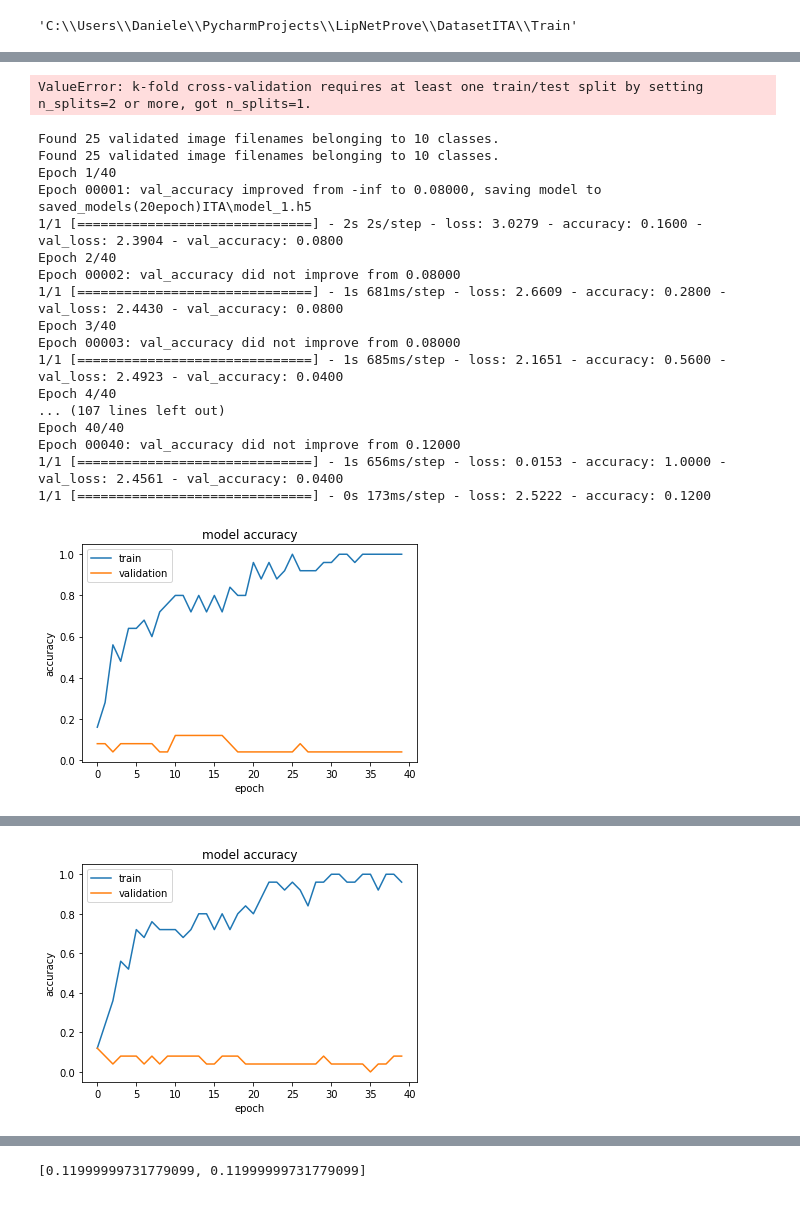
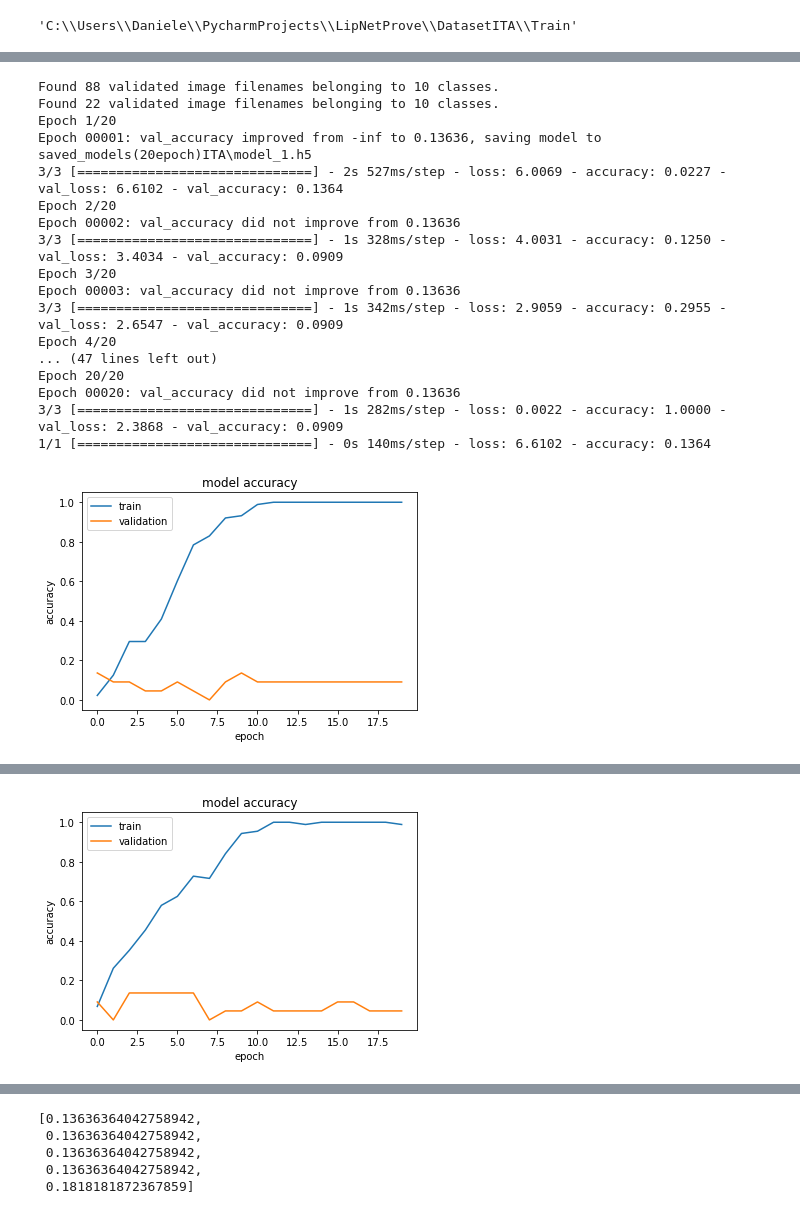
Before and after one commit to DanieleSalerno/LipNetProve, a Jupyter notebook: codesITA/20epochs_K-fold.ipynb, the cells around one changed output, grey strips where cells are left out. Drawn from its saved outputs; the diff is of its cells as text; code cells hidden in the pictures.

```diff
--- a/codesITA/20epochs_K-fold.ipynb
+++ b/codesITA/20epochs_K-fold.ipynb
@@ -65,11 +65,9 @@ with open('training_labelsITA.csv', 'w', encoding='UTF8', newline='') as f:
 train_data = pd.read_csv('training_labelsITA.csv')
 Y = train_data[['label']]
 
-kf = KFold(n_splits = 2)
+kf = KFold(n_splits = 5)
 
-skf = StratifiedKFold(n_splits = 2, random_state = 7, shuffle = True)
+skf = StratifiedKFold(n_splits = 5, random_state = 7, shuffle = True)
-# %% [output]
-ValueError: k-fold cross-validation requires at least one train/test split by setting n_splits=2 or more, got n_splits=1.
 # %%
 idg = ImageDataGenerator(rescale=1./255)
 # %%
@@ -103,7 +101,7 @@ def create_new_model():
 
     # Step 1 - Convolution
     classifier.add(Convolution2D(32, (2, 2), input_shape=(224, 224, 1), activation='relu', strides=2, name='convo1'))
-    classifier.add(Convolution2D(64, (3, 3), activation='relu', name='convo2'))
+    #classifier.add(Convolution2D(64, (3, 3), activation='relu', name='convo2'))
     # Step 1 - Pooling
     classifier.add(MaxPooling2D(pool_size=(2, 2)))
 
@@ -112,16 +110,16 @@ def create_new_model():
     # Step 2 - Pooling
     classifier.add(MaxPooling2D(pool_size=(2, 2)))
     # Step 3 - Convolution
-    classifier.add(Convolution2D(64, (3, 3), activation='relu', name='convo4'))
+    #classifier.add(Convolution2D(64, (3, 3), activation='relu', name='convo4'))
     # Step 3 - Pooling
-    classifier.add(MaxPooling2D(pool_size=(2, 2)))
+    #classifier.add(MaxPooling2D(pool_size=(2, 2)))
     #Step 4 - Flattening
 
     classifier.add(Flatten())
 
     classifier.add(BatchNormalization())
-    classifier.add(Dropout((0.5)))
-    classifier.add(Dense(1024, activation='relu'))
+    #classifier.add(Dropout((0.5)))
+    classifier.add(Dense(512, activation='relu'))
 
     '''classifier.add(BatchNormalization())
     classifier.add(Dropout((0.5)))
@@ -129,7 +127,7 @@ def create_new_model():
     '''
 
     classifier.add(BatchNormalization())
-    classifier.add(Dropout((0.4)))
+    #classifier.add(Dropout((0.4)))
     classifier.add(Dense(10, activation='softmax'))
 
     return classifier
@@ -140,7 +138,7 @@ VALIDATION_LOSS = []
 save_dir = 'saved_models(20epoch)ITA/'
 fold_var = 1
 
-for train_index, val_index in skf.split(np.zeros(50),Y):
+for train_index, val_index in skf.split(np.zeros(110),Y):
     training_data = train_data.iloc[train_index]
     validation_data = train_data.iloc[val_index]
 
@@ -167,50 +165,50 @@ for train_index, val_index in skf.split(np.zeros(50),Y):
     # This saves the best model
     # FIT THE MODEL
     h = model.fit(train_data_generator,
-                epochs=40,
+                epochs=20,
                 callbacks=callbacks_list,
                 validation_data=valid_data_generator)
     #PLOT HISTORY
     #:
     #:
 
     # LOAD BEST MODEL to evaluate the performance of the model
     model.load_weights("saved_models(20epoch)ITA/model_"+str(fold_var)+".h5")
 
 
     results = model.evaluate(valid_data_generator)
     results = dict(zip(model.metrics_names,results))
 
     VALIDATION_ACCURACY.append(results['accuracy'])
     VALIDATION_LOSS.append(results['loss'])
 
     plt.plot(h.history['accuracy']) #validation
     plt.plot(h.history['val_accuracy']) #train
     plt.title('model accuracy')
     plt.ylabel('accuracy')
     plt.xlabel('epoch')
     plt.legend(['train', 'validation'], loc='upper left')
     plt.show()
 
     tf.keras.backend.clear_session()
 
     fold_var += 1
 # %% [output]
-Found 25 validated image filenames belonging to 10 classes.
-Found 25 validated image filenames belonging to 10 classes.
-Epoch 1/40
-Epoch 00001: val_accuracy improved from -inf to 0.08000, saving model to saved_models(20epoch)ITA\model_1.h5
-1/1 [==============================] - 2s 2s/step - loss: 3.0279 - accuracy: 0.1600 - val_loss: 2.3904 - val_accuracy: 0.0800
-Epoch 2/40
-Epoch 00002: val_accuracy did not improve from 0.08000
-1/1 [==============================] - 1s 681ms/step - loss: 2.6609 - accuracy: 0.2800 - val_loss: 2.4430 - val_accuracy: 0.0800
-Epoch 3/40
-Epoch 00003: val_accuracy did not improve from 0.08000
-1/1 [==============================] - 1s 685ms/step - loss: 2.1651 - accuracy: 0.5600 - val_loss: 2.4923 - val_accuracy: 0.0400
-Epoch 4/40
-... (107 lines left out)
-Epoch 40/40
-Epoch 00040: val_accuracy did not improve from 0.12000
-1/1 [==============================] - 1s 656ms/step - loss: 0.0153 - accuracy: 1.0000 - val_loss: 2.4561 - val_accuracy: 0.0400
-1/1 [==============================] - 0s 173ms/step - loss: 2.5222 - accuracy: 0.1200
+Found 88 validated image filenames belonging to 10 classes.
+Found 22 validated image filenames belonging to 10 classes.
+Epoch 1/20
+Epoch 00001: val_accuracy improved from -inf to 0.13636, saving model to saved_models(20epoch)ITA\model_1.h5
+3/3 [==============================] - 2s 527ms/step - loss: 6.0069 - accuracy: 0.0227 - val_loss: 6.6102 - val_accuracy: 0.1364
+Epoch 2/20
+Epoch 00002: val_accuracy did not improve from 0.13636
+3/3 [==============================] - 1s 328ms/step - loss: 4.0031 - accuracy: 0.1250 - val_loss: 3.4034 - val_accuracy: 0.0909
+Epoch 3/20
+Epoch 00003: val_accuracy did not improve from 0.13636
+3/3 [==============================] - 1s 342ms/step - loss: 2.9059 - accuracy: 0.2955 - val_loss: 2.6547 - val_accuracy: 0.0909
+Epoch 4/20
+... (47 lines left out)
+Epoch 20/20
+Epoch 00020: val_accuracy did not improve from 0.13636
+3/3 [==============================] - 1s 282ms/step - loss: 0.0022 - accuracy: 1.0000 - val_loss: 2.3868 - val_accuracy: 0.0909
+1/1 [==============================] - 0s 140ms/step - loss: 6.6102 - accuracy: 0.1364
-[figure, old version]
+[figure, new version]
@@ -234 +232 @@ Epoch 00040: val_accuracy did not improve from 0.12000
-[figure, old version]
+[figure, new version]
@@ -235,7 +287,11 @@ Epoch 00040: val_accuracy did not improve from 0.12000
 # %%
 VALIDATION_ACCURACY
 # %% [output]
-[0.11999999731779099, 0.11999999731779099]
+[0.13636364042758942,
+ 0.13636364042758942,
+ 0.13636364042758942,
+ 0.13636364042758942,
+ 0.1818181872367859]
 # %%
 VALIDATION_LOSS
 # %% [output]
```
Also changed, not shown: parts of 4 cells of this notebook, 5 other files.
